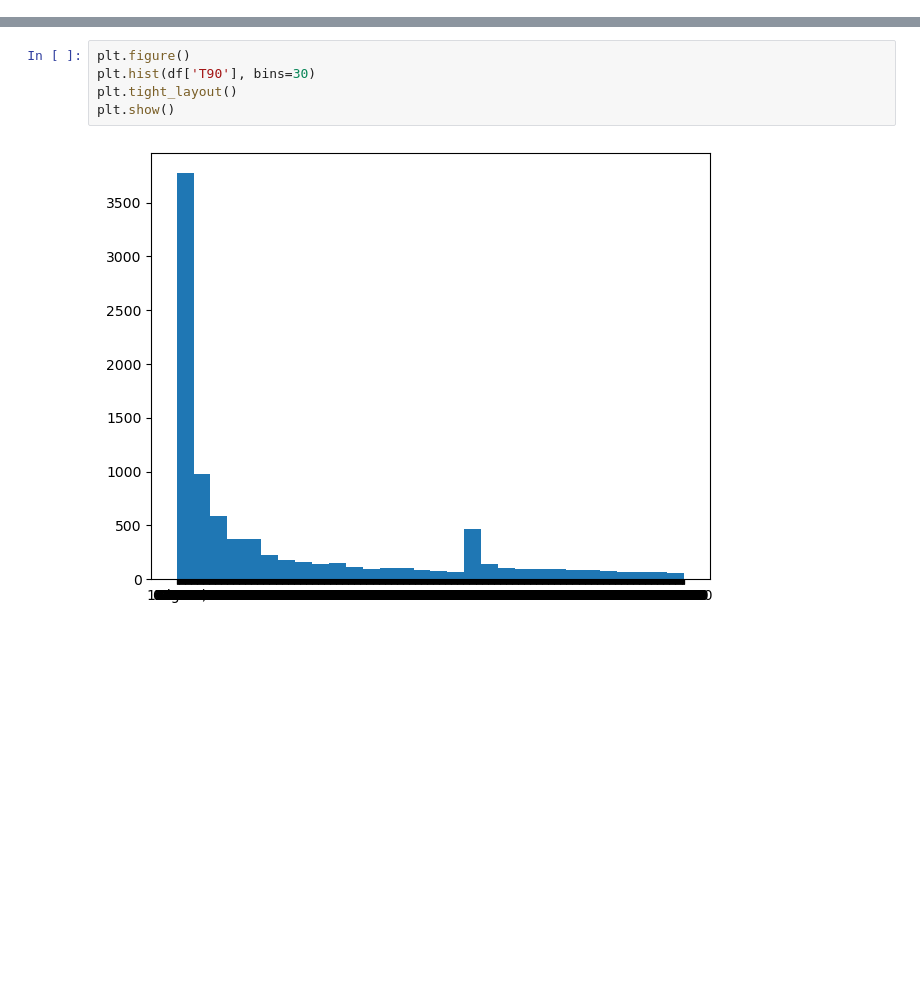
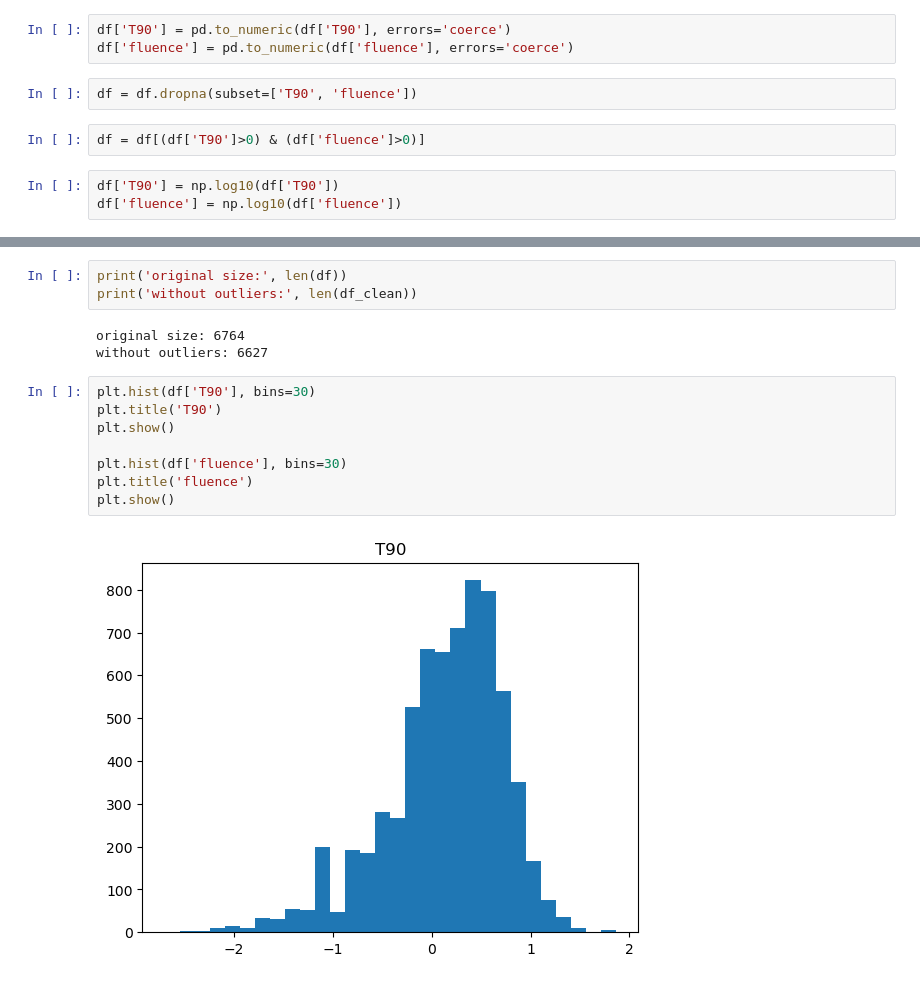
Before and after one commit to mgili01/astrostatistics_bicocca_2026, a Jupyter notebook: working/10_GammaRayBurst.ipynb, the cells around one changed output, grey strips where cells are left out. Saved outputs shown, nothing was run; the diff lists cells and outputs as text; blank space fills up the shorter version.

```diff
--- a/working/10_GammaRayBurst.ipynb
+++ b/working/10_GammaRayBurst.ipynb
@@ -23,0 +61,10 @@ Name: T90, Length: 9091, dtype: object
+# %%
+df['T90'] = pd.to_numeric(df['T90'], errors='coerce')
+df['fluence'] = pd.to_numeric(df['fluence'], errors='coerce')
+# %%
+df = df.dropna(subset=['T90', 'fluence'])
+# %%
+df = df[(df['T90']>0) & (df['fluence']>0)]
+# %%
+df['T90'] = np.log10(df['T90'])
+df['fluence'] = np.log10(df['fluence'])
@@ -24,7 +128,16 @@ Name: T90, Length: 9091, dtype: object
+# %%
+print('original size:', len(df))
+print('without outliers:', len(df_clean))
+# %% [output]
+original size: 6764
+without outliers: 6627
 # %%
-plt.figure()
 plt.hist(df['T90'], bins=30)
-plt.tight_layout()
+plt.title('T90')
 plt.show()
+
+plt.hist(df['fluence'], bins=30)
+plt.title('fluence')
+plt.show()
 # %% [output]
-[figure, old version]
+[figure, new version]
```
Also changed, not shown: parts of 19 cells of this notebook, 1 other file.
